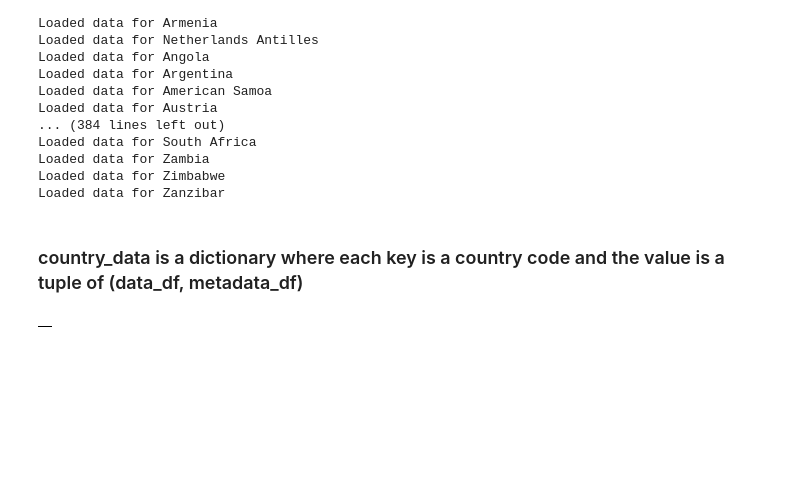
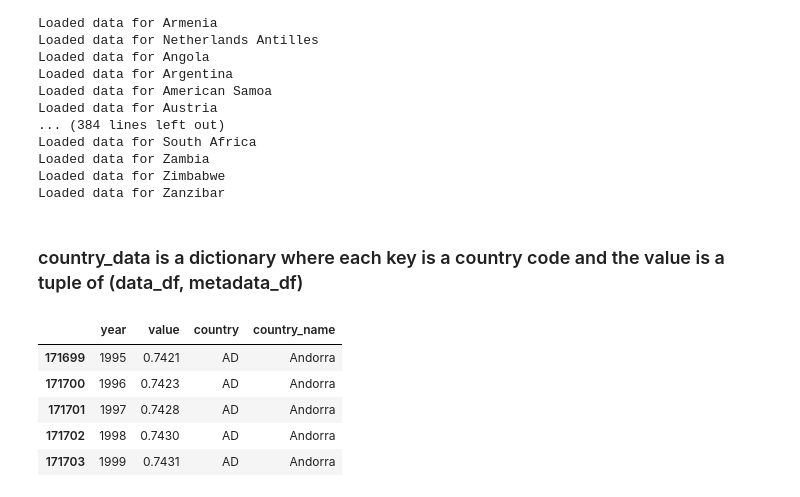
Before and after one commit to virajvekaria/IDS-Writing-Assignment, a Jupyter notebook: analysis.ipynb, the cells around one changed output. Cells and saved outputs as stored; diff of their text form; code cells hidden in the pictures; blank space fills up the shorter version.

```diff
--- a/analysis.ipynb
+++ b/analysis.ipynb
@@ -203,10 +203,15 @@ def create_comparative_dataset(variable_code="ahweal992j", percentile="p99p100")
     return comparative_df
 # %%
 # Create several comparative datasets for different variables
-wealth_inequality_df = create_comparative_dataset(variable_code="ahweal992j", percentile="p99p100")
+wealth_inequality_df = create_comparative_dataset(variable_code="ghwealj992", percentile="p0p100")
 wealth_inequality_df.head()
 # %% [output]
-|  |
+|  | year | value | country | country_name |
+| 171699 | 1995 | 0.7421 | AD | Andorra |
+| 171700 | 1996 | 0.7423 | AD | Andorra |
+| 171701 | 1997 | 0.7428 | AD | Andorra |
+| 171702 | 1998 | 0.7430 | AD | Andorra |
+| 171703 | 1999 | 0.7431 | AD | Andorra |
 # %%
 income_inequality_df = create_comparative_dataset(variable_code="aptinc992j", percentile="p90p100")
 income_inequality_df.head()
```
Also changed, not shown: parts of 5 cells of this notebook.
